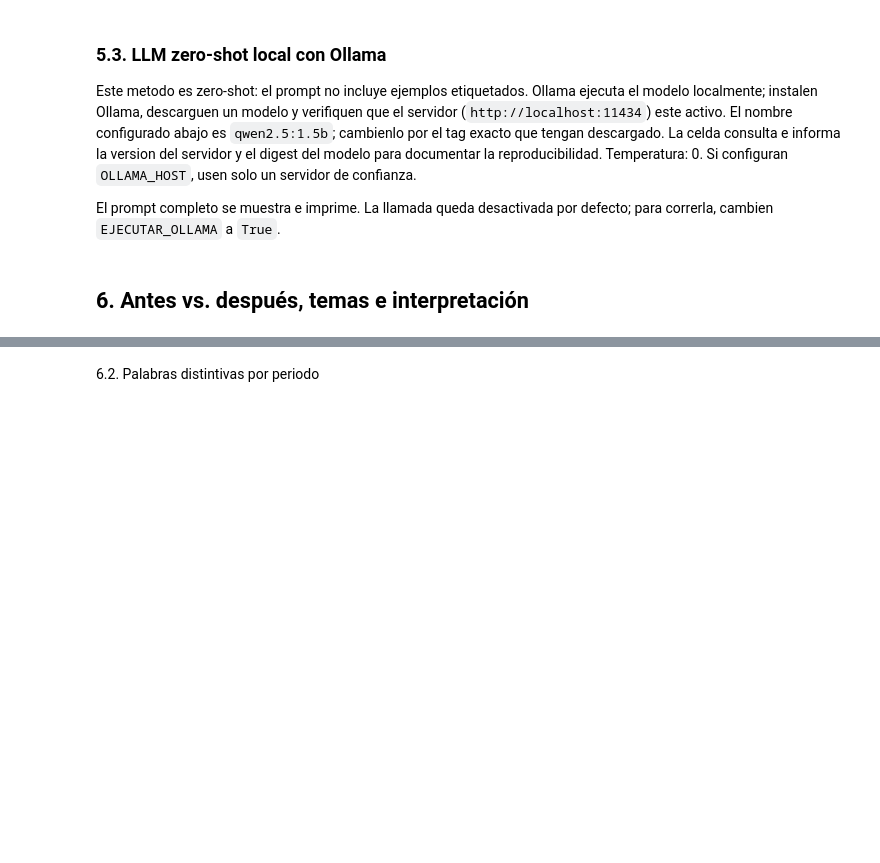
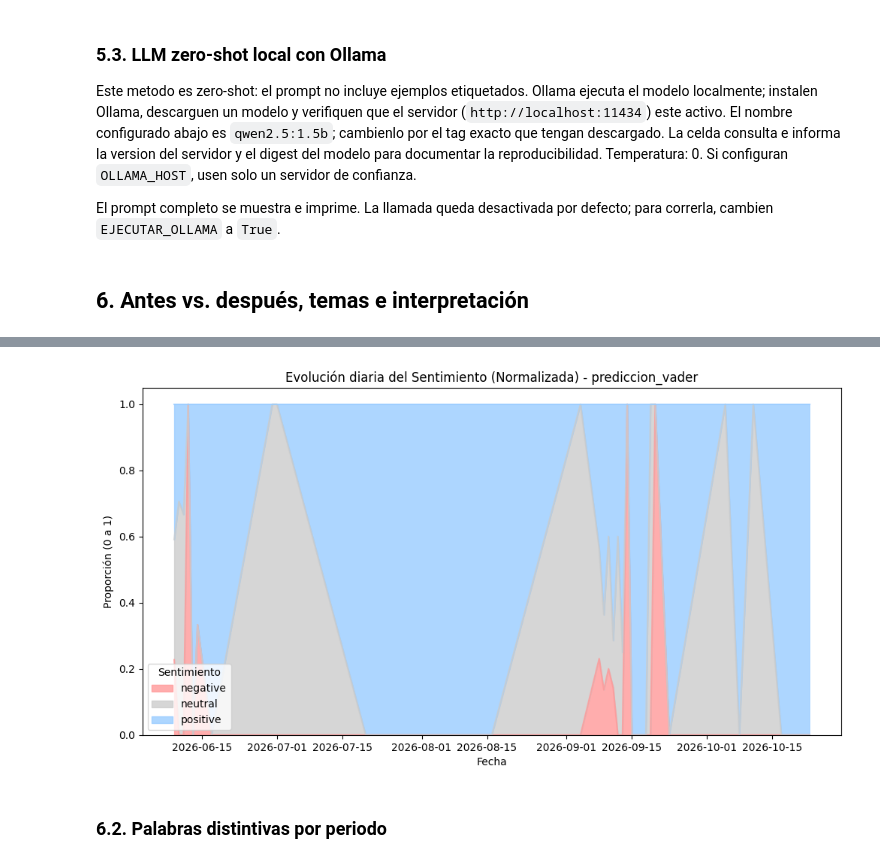
Before and after one commit to marttapia2023/Tarea-1-PNL, a Jupyter notebook: LLM.ipynb, the cells around one changed output, grey strips where cells are left out. Drawn from its saved outputs; the diff is of its cells as text; code cells hidden in the pictures; blank space fills up the shorter version.

```diff
--- a/LLM.ipynb
+++ b/LLM.ipynb
@@ -972,2 +1026,27 @@ else:
+# %%
+# Convertir fecha_hora a formato de solo día
+df_comentarios['fecha_dia'] = pd.to_datetime(df_comentarios['fecha_hora'], errors='coerce').dt.date
+
+# Agrupar por día y sentimiento
+serie_temporal = df_comentarios.groupby(['fecha_dia', columna_modelo]).size().unstack(fill_value=0)
+
+# Asegurar que existan las tres columnas
+for c in clases:
+    if c not in serie_temporal.columns:
+        serie_temporal[c] = 0
+serie_temporal = serie_temporal[clases]
+
+# Normalizar
+serie_normalizada = serie_temporal.div(serie_temporal.sum(axis=1), axis=0)
+
+# Graficar
+serie_normalizada.plot(kind='area', stacked=True, figsize=(12, 6), color=['#ff9999', '#cccccc', '#99ccff'], alpha=0.8)
+plt.title(f'Evolución diaria del Sentimiento (Normalizada) - {columna_modelo}')
+plt.ylabel('Proporción (0 a 1)')
+plt.xlabel('Fecha')
+plt.legend(title='Sentimiento', loc='lower left')
+plt.show()
+# %% [output]
+[figure, added]
 # %% [markdown]
-6.2. Palabras distintivas por periodo
+### 6.2. Palabras distintivas por periodo
```
Also changed, not shown: parts of 14 cells of this notebook.
